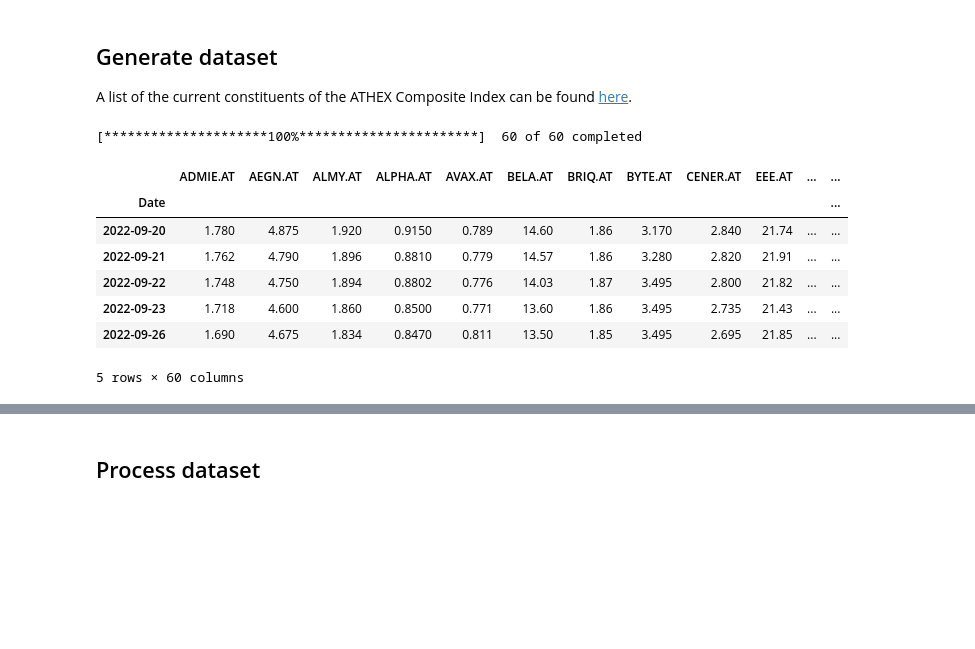
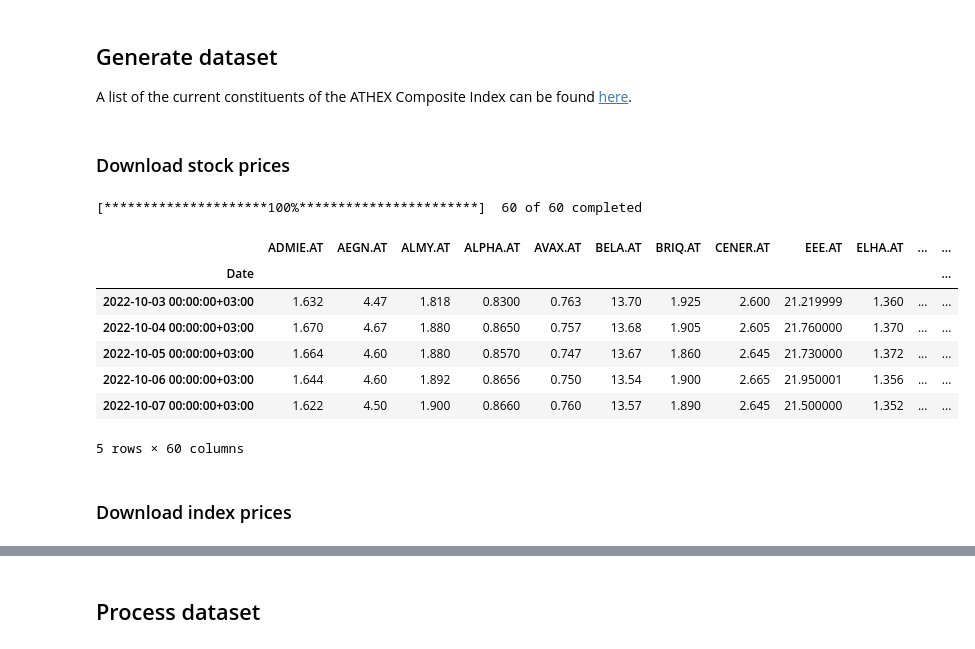
Before and after one commit to orestisf/Notebooks, a Jupyter notebook: finance/ATHEX_Composite_stocks_above_50EMA.ipynb, the cells around one changed output, grey strips where cells are left out. Saved outputs shown, nothing was run; the diff lists cells and outputs as text; code cells hidden in the pictures; blank space fills up the shorter version.

```diff
--- a/finance/ATHEX_Composite_stocks_above_50EMA.ipynb
+++ b/finance/ATHEX_Composite_stocks_above_50EMA.ipynb
@@ -48,9 +68,11 @@ import seaborn as sns
 # %% [markdown]
 ## Generate dataset
 A list of the current constituents of the ATHEX Composite Index can be found [here](https://www.athexgroup.gr/web/guest/index-composition/-/select-index/17).
+# %% [markdown]
+### Download stock prices
 # %%
 # list of ticker names composing the Athens Stock Exchange General Index (BBG: ASE:IND). The keys are the greek symbols and the values are the corresponding symbols in YAHOO! Finance.
-atgStonks = {'ΑΛΦΑ':'ALPHA.AT',
+ATGSTONKS = {'ΑΛΦΑ':'ALPHA.AT',
              'ΕΤΕ':'ETE.AT',
              'ΕΥΡΩΒ':'EUROB.AT',
              'ΠΕΙΡ':'TPEIR.AT',
@@ -82,7 +104,7 @@ atgStonks = {'ΑΛΦΑ':'ALPHA.AT',
              'ΠΕΤΡΟ':'PETRO.AT',
              'ΠΛΑΘ':'PLAT.AT',
              'ΠΛΑΚΡ':'PLAKR.AT',
-             'ΕΥΠΙΚ':'EUPIC.AT',
+             'ΙΝΤΕΡΚΟ':'INTERCO.AT',
              'ΙΝΛΙΦ':'INLIF.AT',
              'ΠΑΠ':'PAP.AT',
              'ΣΑΡ':'SAR.AT',
@@ -94,7 +116,7 @@ atgStonks = {'ΑΛΦΑ':'ALPHA.AT',
              'ΜΟΤΟ':'MOTO.AT',
              'ΠΛΑΙΣ':'PLAIS.AT',
              'ΦΡΛΚ':'FOYRK.AT',
-             'ΒΥΤΕ':'BYTE.AT',
+             'ΛΟΥΛΗ':'KYLO.AT',
              'ΕΝΤΕΡ':'ENTER.AT',
              'ΕΠΣΙΛ':'EPSIL.AT',
              'ΙΝΤΕΚ':'INTEK.AT',
@@ -112,19 +134,21 @@ atgStonks = {'ΑΛΦΑ':'ALPHA.AT',
              'ΤΕΝΕΡΓ':'TENERGY.AT'}
 # %%
 # we are interested only in the closing price, we fetch the last three years worth of data (practially right before the COVID crash).
-tickers = yf.Tickers(list(atgStonks.values()))
-data = tickers.download(period='3y',interval='1d', actions=True,auto_adjust=True)['Close']
+tickers = yf.Tickers(list(ATGSTONKS.values()))
+stockData = tickers.download(period='3y',interval='1d', actions=True,auto_adjust=True)['Close']
 # %% [output]
 [*********************100%***********************]  60 of 60 completed
 # %%
 # have a look at a sample of the stocks
-data.tail(5)
+stockData.tail(5)
 # %% [output]
-|  | ADMIE.AT | AEGN.AT | ALMY.AT | ALPHA.AT | AVAX.AT | BELA.AT | BRIQ.AT | BYTE.AT | CENER.AT | EEE.AT | ... | ... |
+|  | ADMIE.AT | AEGN.AT | ALMY.AT | ALPHA.AT | AVAX.AT | BELA.AT | BRIQ.AT | CENER.AT | EEE.AT | ELHA.AT | ... | ... |
 | Date |  |  |  |  |  |  |  |  |  |  |  | ... |
-| 2022-09-20 | 1.780 | 4.875 | 1.920 | 0.9150 | 0.789 | 14.60 | 1.86 | 3.170 | 2.840 | 21.74 | ... | ... |
-| 2022-09-21 | 1.762 | 4.790 | 1.896 | 0.8810 | 0.779 | 14.57 | 1.86 | 3.280 | 2.820 | 21.91 | ... | ... |
-| 2022-09-22 | 1.748 | 4.750 | 1.894 | 0.8802 | 0.776 | 14.03 | 1.87 | 3.495 | 2.800 | 21.82 | ... | ... |
-| 2022-09-23 | 1.718 | 4.600 | 1.860 | 0.8500 | 0.771 | 13.60 | 1.86 | 3.495 | 2.735 | 21.43 | ... | ... |
-| 2022-09-26 | 1.690 | 4.675 | 1.834 | 0.8470 | 0.811 | 13.50 | 1.85 | 3.495 | 2.695 | 21.85 | ... | ... |
+| 2022-10-03 00:00:00+03:00 | 1.632 | 4.47 | 1.818 | 0.8300 | 0.763 | 13.70 | 1.925 | 2.600 | 21.219999 | 1.360 | ... | ... |
+| 2022-10-04 00:00:00+03:00 | 1.670 | 4.67 | 1.880 | 0.8650 | 0.757 | 13.68 | 1.905 | 2.605 | 21.760000 | 1.370 | ... | ... |
+| 2022-10-05 00:00:00+03:00 | 1.664 | 4.60 | 1.880 | 0.8570 | 0.747 | 13.67 | 1.860 | 2.645 | 21.730000 | 1.372 | ... | ... |
+| 2022-10-06 00:00:00+03:00 | 1.644 | 4.60 | 1.892 | 0.8656 | 0.750 | 13.54 | 1.900 | 2.665 | 21.950001 | 1.356 | ... | ... |
+| 2022-10-07 00:00:00+03:00 | 1.622 | 4.50 | 1.900 | 0.8660 | 0.760 | 13.57 | 1.890 | 2.645 | 21.500000 | 1.352 | ... | ... |
 5 rows × 60 columns
+# %% [markdown]
+### Download index prices
```
Also changed, not shown: parts of 9 cells of this notebook.
